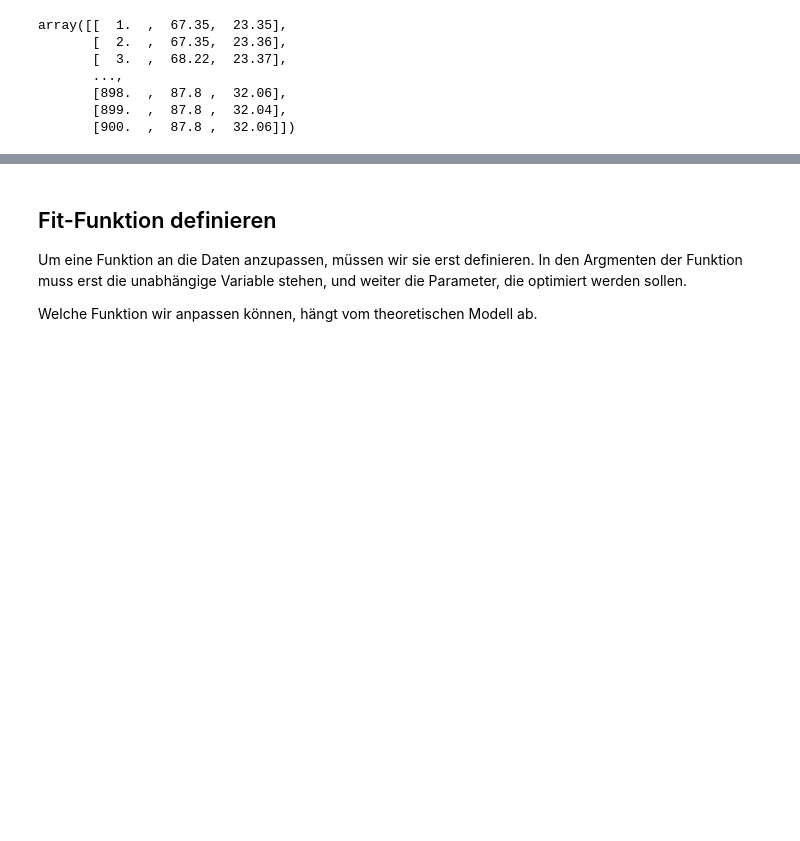
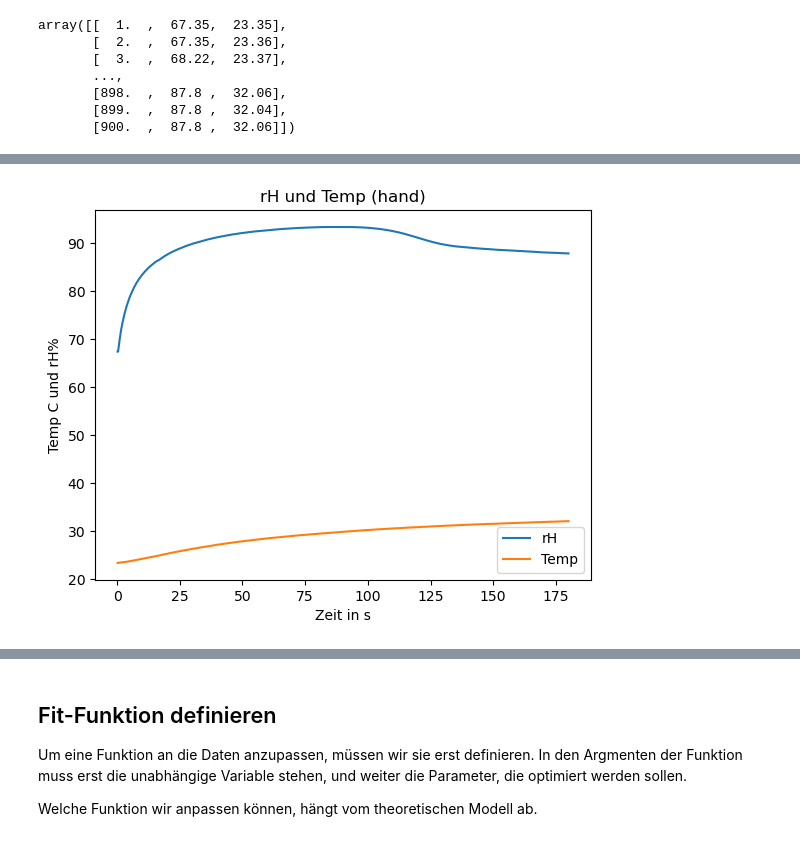
Before and after one commit to Physalis2/PythonKurs25, a Jupyter notebook: PythonKurs25/Notebooks-20250312/roh_11_Daten_auswerten_mit_scipy.ipynb, the cells around one changed output, grey strips where cells are left out. Drawn from its saved outputs; the diff is of its cells as text; code cells hidden in the pictures; blank space fills up the shorter version.

```diff
--- a/PythonKurs25/Notebooks-20250312/roh_11_Daten_auswerten_mit_scipy.ipynb
+++ b/PythonKurs25/Notebooks-20250312/roh_11_Daten_auswerten_mit_scipy.ipynb
@@ -40,0 +48,4 @@ array([[  1.  ,  67.35,  23.35],
+# %%
+t2 = data2[:, 0]
+rH2 = data2[:, 1]
+temp2 = data2[:, 2]
@@ -40,0 +62,10 @@ array([[  1.  ,  67.35,  23.35],
+# %%
+plt.plot(t2, rH2, label = "rH")
+plt.plot(t2, temp2, label = "Temp")
+plt.xlabel("Zeit in s")
+plt.ylabel("Temp C und rH%")
+plt.title("rH und Temp (hand)")
+plt.legend()
+plt.show()
+# %% [output]
+[figure, added]
```
Also changed, not shown: parts of 9 cells of this notebook.
